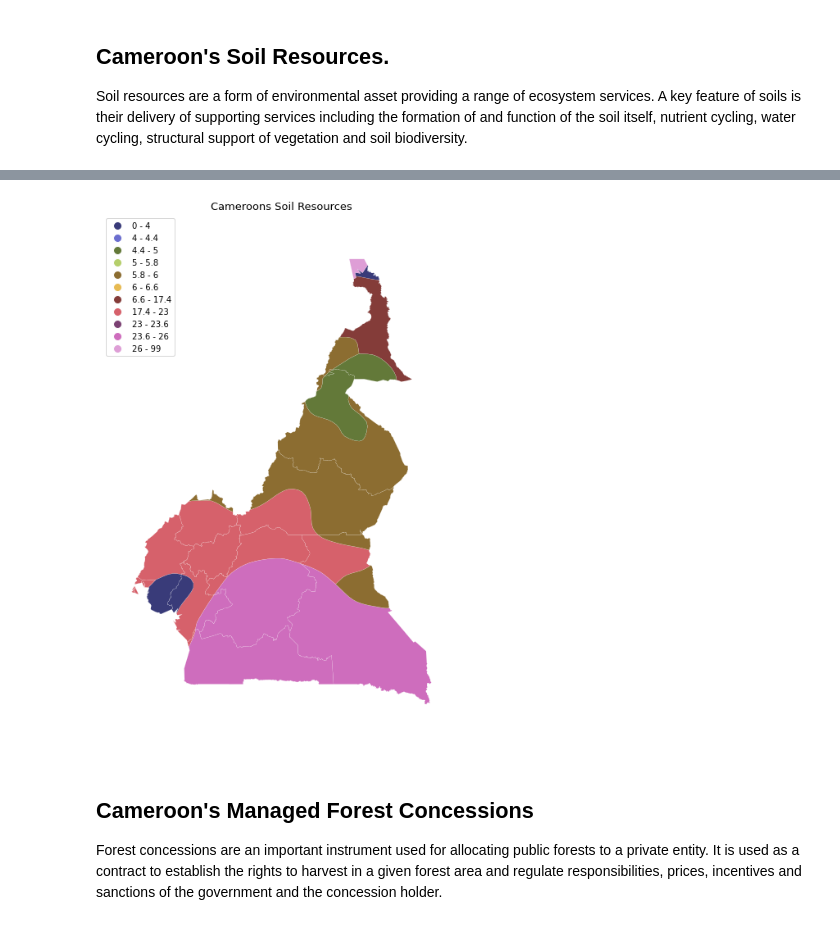
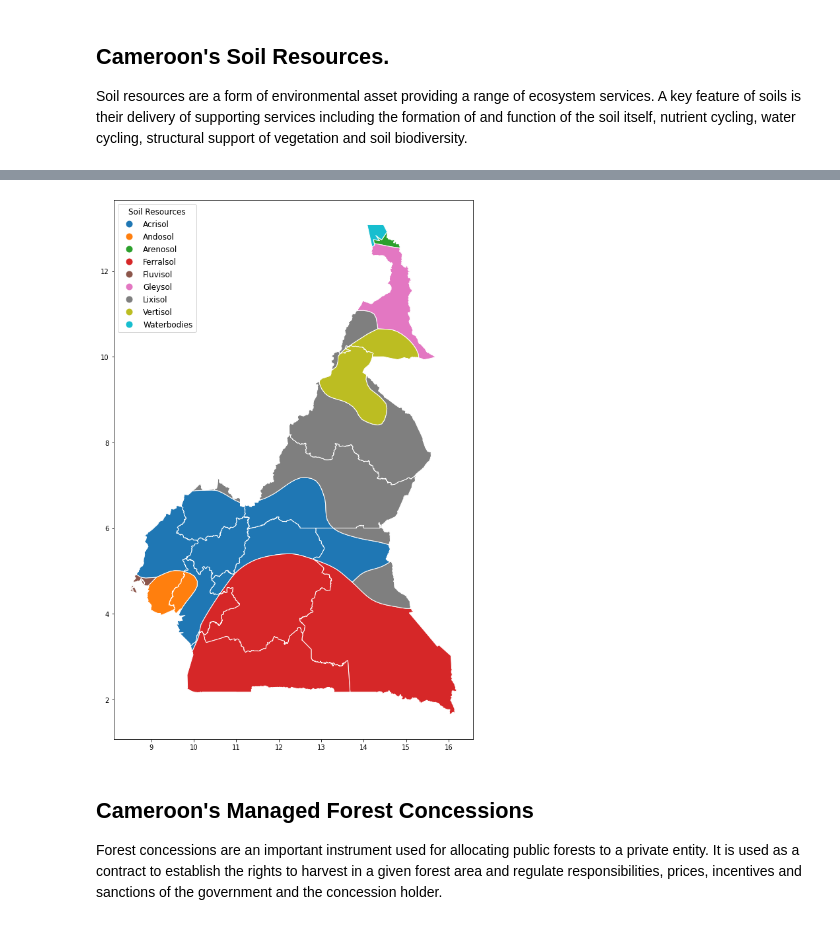
Before and after one commit to Simpleshell3/CMR-Land-Sector-Analysis, a Jupyter notebook: CMR_Land_Use.ipynb, the cells around one changed output, grey strips where cells are left out. Cells and saved outputs as stored; diff of their text form; code cells hidden in the pictures.

```diff
--- a/CMR_Land_Use.ipynb
+++ b/CMR_Land_Use.ipynb
@@ -139,23 +168,26 @@ df_cwsr
 # %%
-fig, ax = plt.subplots(1, 1, figsize=(16, 12))
+#fig, ax = plt.subplots(1, 1, figsize=(16, 12))
 
 # Set up the color sheme:
-import mapclassify as mc
-scheme = mc.Quantiles(df_cwsr['mg_code'], k=20)
+#scheme = mc.Quantiles(df_cwsr['mg_code'], k=20)
 
  #Map
-gplt.choropleth(df_cwsr,
-    hue="mg_code",
-    linewidth=.1,
-    scheme=scheme, cmap='tab20b',
-    legend=True,
-    edgecolor='white',
-    ax=ax
-);
+#gplt.choropleth(df_cwsr,
+    #hue="mg_code",
+    #linewidth=.1,
+    #scheme=scheme, cmap='tab20b',
+    #legend=True,
+   # edgecolor='white',
+    #ax=ax
+#);
 
-ax.set_title('Cameroon''s Soil Resources', fontsize=13);
+#ax.set_title('Cameroon''s Soil Resources', fontsize=13);
+
+df_cwsr.plot(figsize= (15,15), column='IPCC', edgecolor='white',
+             legend=True, legend_kwds={"loc":"upper left","fontsize": "large", "title":"Soil Resources", "title_fontsize":"large"})
+plt.show()
 # %% [output]
-[figure, old version]
+[figure, new version]
 # %% [markdown]
 ## **Cameroon's Managed Forest Concessions**
 
```
Also changed, not shown: parts of 12 cells of this notebook.
